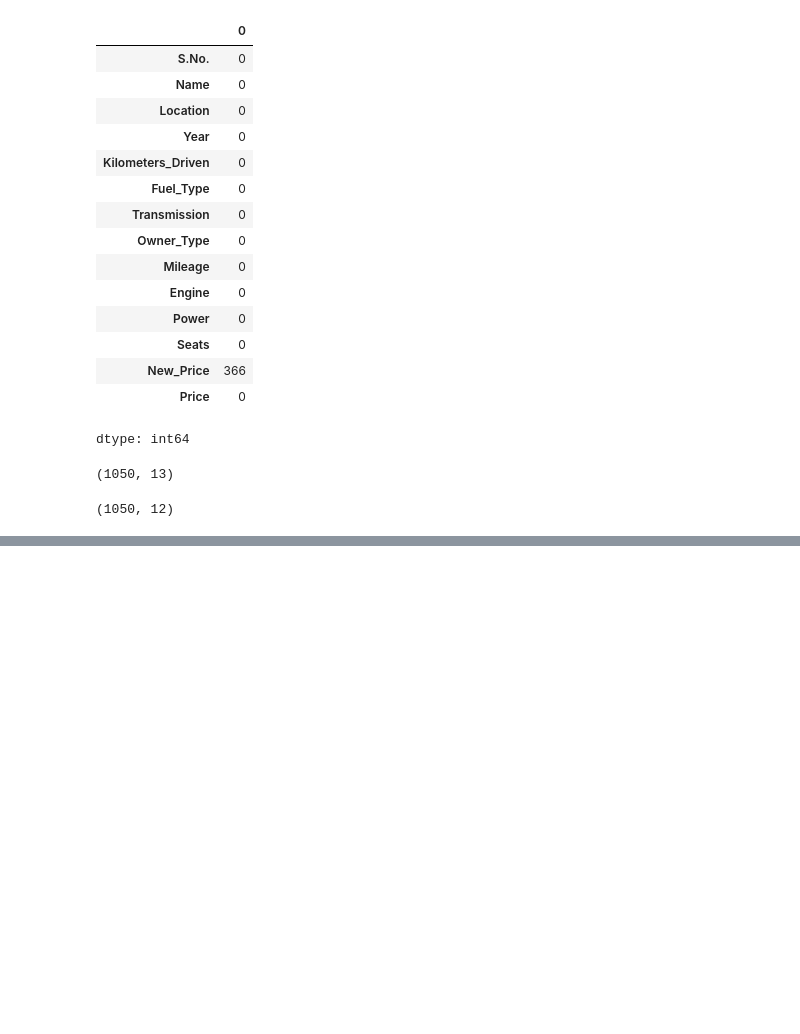
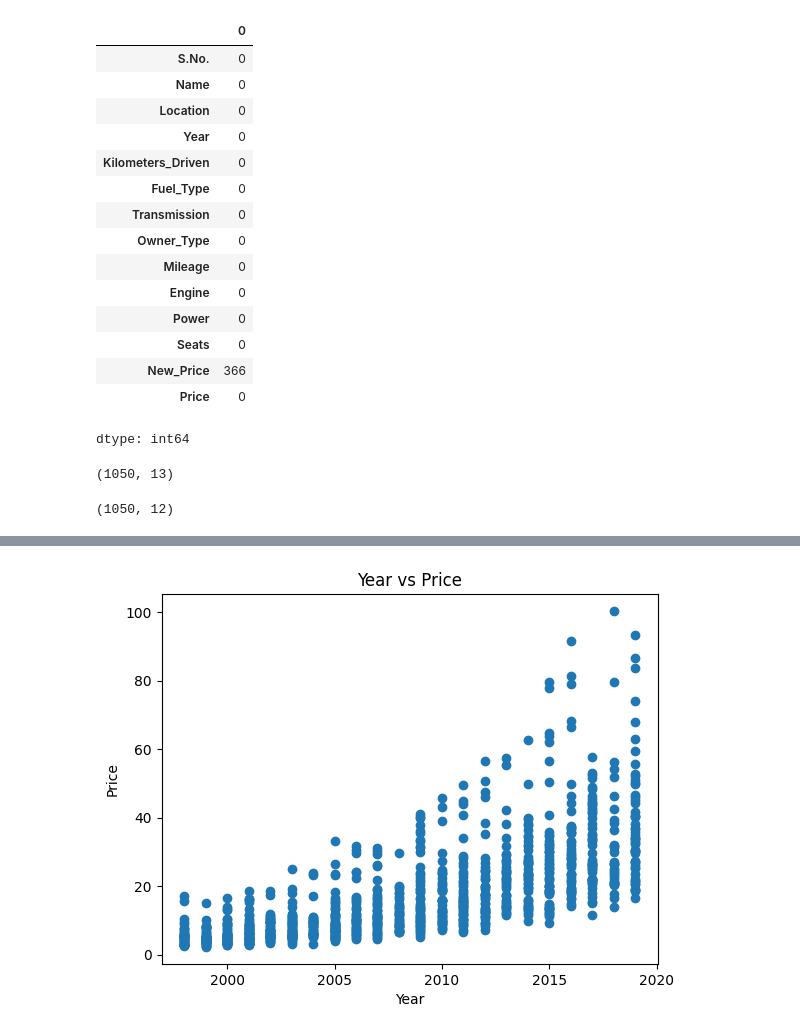
Before and after one commit to sayalivadya1654-cell/Car-Resale-Price-Prediction, a Jupyter notebook: Car_Resale_Price_Prediction.ipynb, the cells around one changed output, grey strips where cells are left out. Cells and saved outputs as stored; diff of their text form; code cells hidden in the pictures; blank space fills up the shorter version.

```diff
--- a/Car_Resale_Price_Prediction.ipynb
+++ b/Car_Resale_Price_Prediction.ipynb
@@ -107,0 +268,9 @@ df['Power'] = df['Power'].astype(str).str.split().str[0].astype(float)
+# %%
+# scatter plot
+plt.scatter(df['Year'], df['Price'])
+plt.xlabel('Year')
+plt.ylabel('Price')
+plt.title('Year vs Price')
+plt.show()
+# %% [output]
+[figure, added]
```
Also changed, not shown: parts of 29 cells of this notebook.
